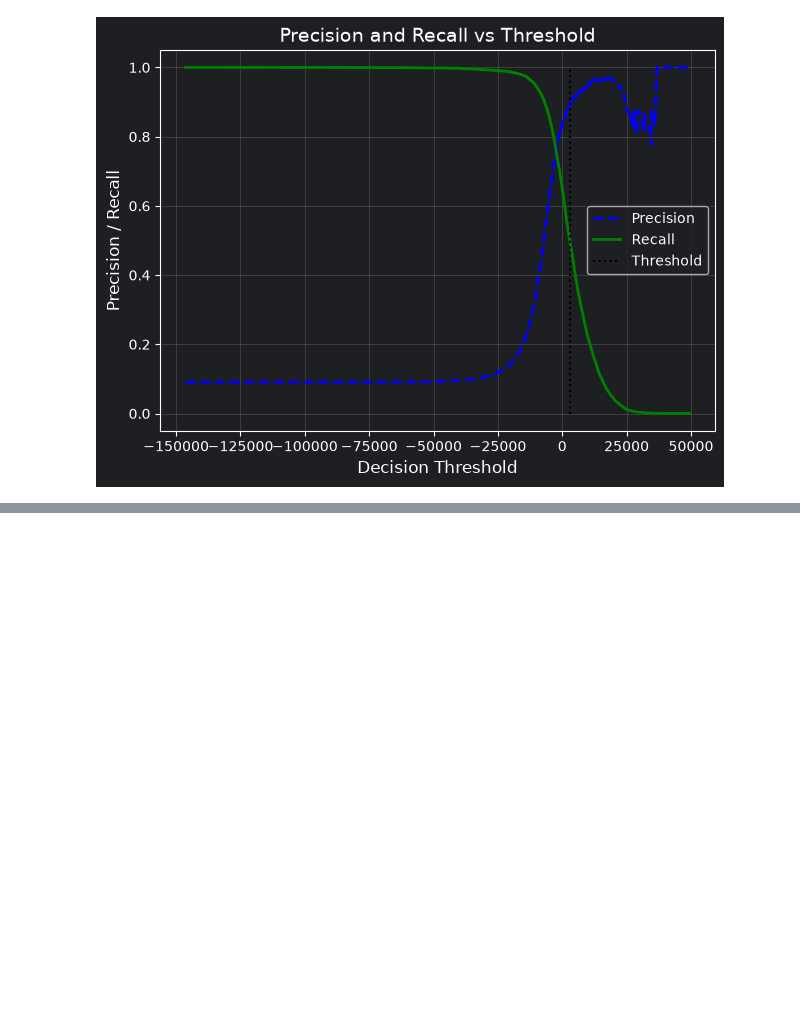
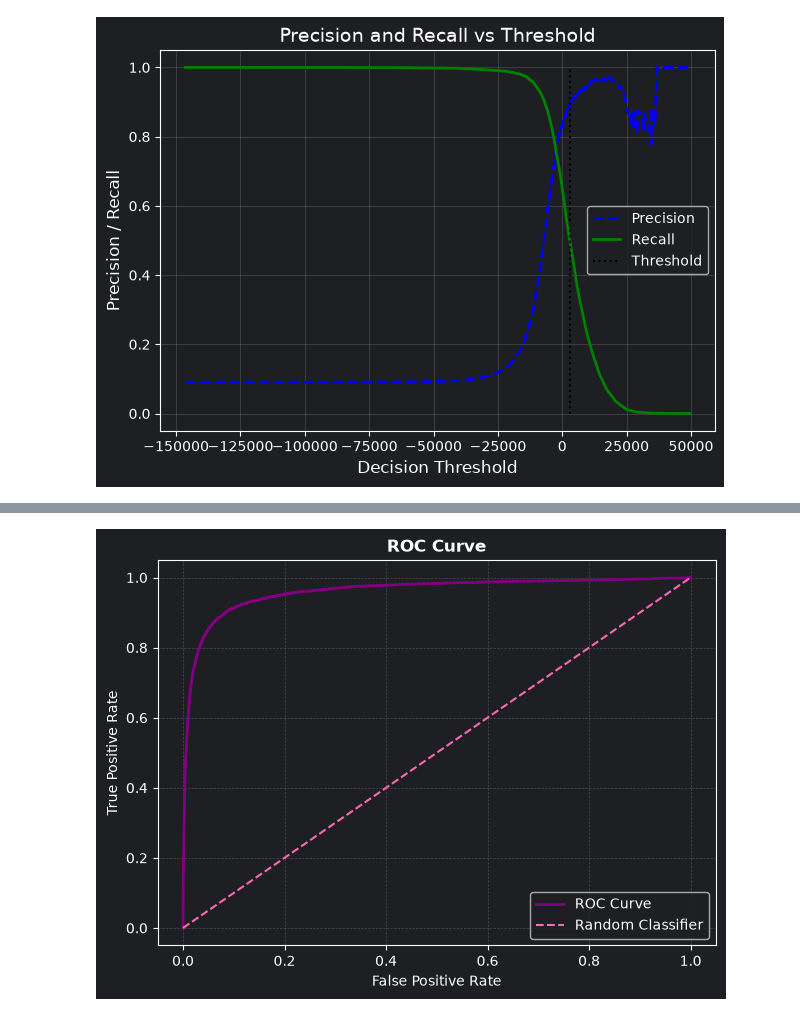
Before and after one commit to Yeabsra-Seyoum/Machine-Learning, a Jupyter notebook: 02-Mnist-classification/mnist_classification.ipynb, the cells around one changed output, grey strips where cells are left out. Cells and saved outputs as stored; diff of their text form; code cells hidden in the pictures; blank space fills up the shorter version.

```diff
--- a/02-Mnist-classification/mnist_classification.ipynb
+++ b/02-Mnist-classification/mnist_classification.ipynb
@@ -263,0 +319,17 @@ plt.show()
+# %%
+from sklearn.metrics import roc_curve
+import matplotlib.pyplot as plt
+
+fpr, tpr, thresholds = roc_curve(y_train_5, y_score)
+
+plt.plot(fpr, tpr, color='purple', lw=2, label='ROC Curve')
+plt.plot([0, 1], [0, 1], '--', color='hotpink', label='Random Classifier')
+plt.xlabel('False Positive Rate')
+plt.ylabel('True Positive Rate')
+plt.title('ROC Curve', fontweight='bold')
+plt.grid(alpha=0.3, linestyle='--')
+plt.legend()
+plt.tight_layout()
+plt.show()
+# %% [output]
+[figure, added]
```
Also changed, not shown: parts of 13 cells of this notebook.
